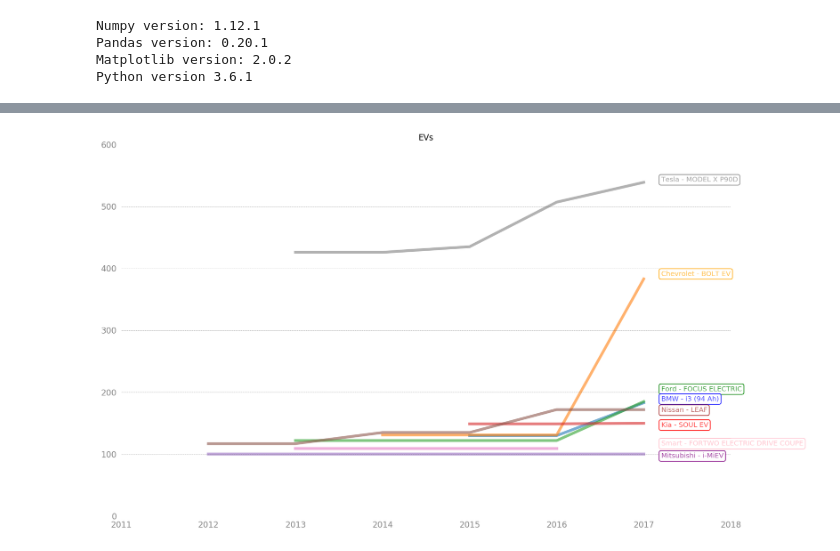
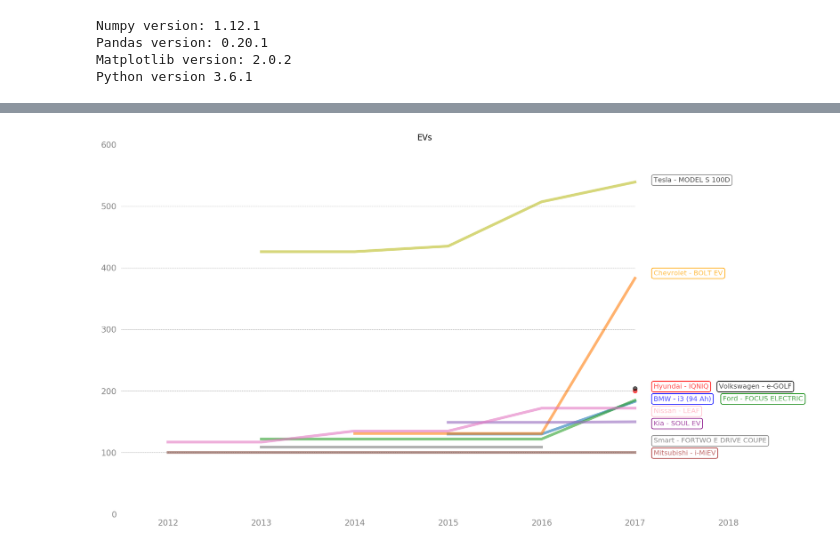
Before and after one commit to numanyilmaz/EVs, a Jupyter notebook: EV.ipynb, the cells around one changed output, grey strips where cells are left out. Cells and saved outputs as stored; diff of their text form; code cells hidden in the pictures.

Commit message:
updated version of plot

```diff
--- a/EV.ipynb
+++ b/EV.ipynb
@@ -20,11 +20,3 @@ Numpy version: 1.12.1
 Pandas version: 0.20.1
 Matplotlib version: 2.0.2
 Python version 3.6.1
-# %%
-data = pd.read_csv('cars2.csv', header=None)
-data = data[[0,1,2,16]]
-data = data.rename(columns={0:'year', 1:'make', 2:'model', 16:'distance'})
-
-#remove the white spae
-data['make'] = data['make'].str.strip()
-data['model'] = data['model'].str.strip()
@@ -53,34 +68,39 @@ grouped
 # %%
-grouped.unstack().plot(figsize=(16,10), kind='line', lw=4 ,alpha=0.6, legend=None, title='EVs');
+getData().groupby(['YEAR', "MAKE"]).max().unstack().plot(figsize=(16,10), kind='line', lw=4 ,alpha=0.6, legend=None, title='EVs');
 
 ax = plt.subplot(111)
 ax.spines["top"].set_visible(False)
 ax.spines["bottom"].set_visible(False)
 ax.spines["right"].set_visible(False)
 ax.spines["left"].set_visible(False)
 
-plt.ylim(0, 600)
-plt.xlim(2011, 2018)
+plt.plot([2017],[200], 'ro', alpha=0.6)  #add hyundai to the plot
+plt.plot([2017], [204], 'ko', alpha=0.6) #add wolkswagen to the plot
+
+plt.ylim([0, 600])
+plt.xlim([2011.5, 2018])
 
 plt.yticks(fontsize=12, color='gray')
 plt.xticks(fontsize=12, color='gray')
 
 for y in range(0, 600, 100):
-    plt.plot(range(2011, 2019), [y] * len(range(2011, 2019)),"--", lw=0.5, color="black", alpha=0.3)
+    plt.plot(range(2011, 2018), [y] * len(range(2011, 2018)),"--", lw=0.5, color="black", alpha=0.3)
 #plt.legend(frameon=False)
 
 plt.tick_params(axis="both", which="both", bottom="off", top="off",
                 labelbottom="on", left="off", right="off", labelleft="on")
 plt.xlabel('');
 
-ax.annotate('Tesla - MODEL X P90D', xy=(2017.2, 540), size= 10, alpha=0.7, color='gray', bbox={'boxstyle' :'round', 'edgecolor':'grey',  'facecolor':'1'});
+ax.annotate('Tesla - MODEL S 100D', xy=(2017.2, 539), size= 10, alpha=0.7, color='black', bbox={'boxstyle' :'round', 'edgecolor':'grey',  'facecolor':'1'});
 ax.annotate('Chevrolet - BOLT EV', xy=(2017.2, 388), size= 10, alpha=0.7, color='orange', bbox={'boxstyle' :'round', 'edgecolor':'orange',  'facecolor':'1'});
-ax.annotate('Ford - FOCUS ELECTRIC', xy=(2017.2, 202), size= 10, alpha=0.7, color='green', bbox={'boxstyle' :'round', 'edgecolor':'green',  'facecolor':'1'});
-ax.annotate('BMW - i3 (94 Ah)', xy=(2017.2, 186), size= 10, alpha=0.7, color='blue', bbox={'boxstyle' :'round', 'edgecolor':'blue',  'facecolor':'1'});
-ax.annotate('Nissan - LEAF', xy=(2017.2, 168), size= 10, alpha=0.7, color='brown', bbox={'boxstyle' :'round', 'edgecolor':'brown',  'facecolor':'1'});
-ax.annotate('Kia - SOUL EV', xy=(2017.2, 144), size= 10, alpha=0.7, color='red', bbox={'boxstyle' :'round', 'edgecolor':'red',  'facecolor':'1'});
-ax.annotate('Smart - FORTWO ELECTRIC DRIVE COUPE', xy=(2017.2, 114), size= 10, alpha=0.9, color='pink', bbox={'boxstyle' :'round', 'edgecolor':'pink',  'facecolor':'1'});
-ax.annotate('Mitsubishi - i-MiEV', xy=(2017.2, 94), size= 10, alpha=0.7, color='purple', bbox={'boxstyle' :'round', 'edgecolor':'purple',  'facecolor':'1'});
+ax.annotate('Ford - FOCUS ELECTRIC', xy=(2017.94, 184), size= 10, alpha=0.7, color='green', bbox={'boxstyle' :'round', 'edgecolor':'green',  'facecolor':'1'});
+ax.annotate('BMW - i3 (94 Ah)', xy=(2017.2, 184), size= 10, alpha=0.7, color='blue', bbox={'boxstyle' :'round', 'edgecolor':'blue',  'facecolor':'1'});
+ax.annotate('Nissan - LEAF', xy=(2017.2, 164), size= 10, alpha=1, color='pink', bbox={'boxstyle' :'round', 'edgecolor':'pink',  'facecolor':'1'});
+ax.annotate('Kia - SOUL EV', xy=(2017.2, 144), size= 10, alpha=0.7, color='purple', bbox={'boxstyle' :'round', 'edgecolor':'purple',  'facecolor':'1'});
+ax.annotate('Smart - FORTWO E DRIVE COUPE', xy=(2017.2, 116), size= 10, alpha=0.9, color='gray', bbox={'boxstyle' :'round', 'edgecolor':'gray',  'facecolor':'1'});
+ax.annotate('Mitsubishi - i-MiEV', xy=(2017.2, 96), size= 10, alpha=0.7, color='brown', bbox={'boxstyle' :'round', 'edgecolor':'brown',  'facecolor':'1'});
+ax.annotate('Hyundai - IQNIQ', xy=(2017.2, 204), size= 10, alpha=0.7, color='red', bbox={'boxstyle' :'round', 'edgecolor':'red',  'facecolor':'1'});
+ax.annotate('Volkswagen - e-GOLF', xy=(2017.9, 204), size= 10, alpha=0.7, color='black', bbox={'boxstyle' :'round', 'edgecolor':'black',  'facecolor':'1'});
 #plt.savefig('EVs.png')
 # %% [output]
-[figure, old version]
+[figure, new version]
```
Also changed, not shown: parts of 3 cells of this notebook.
